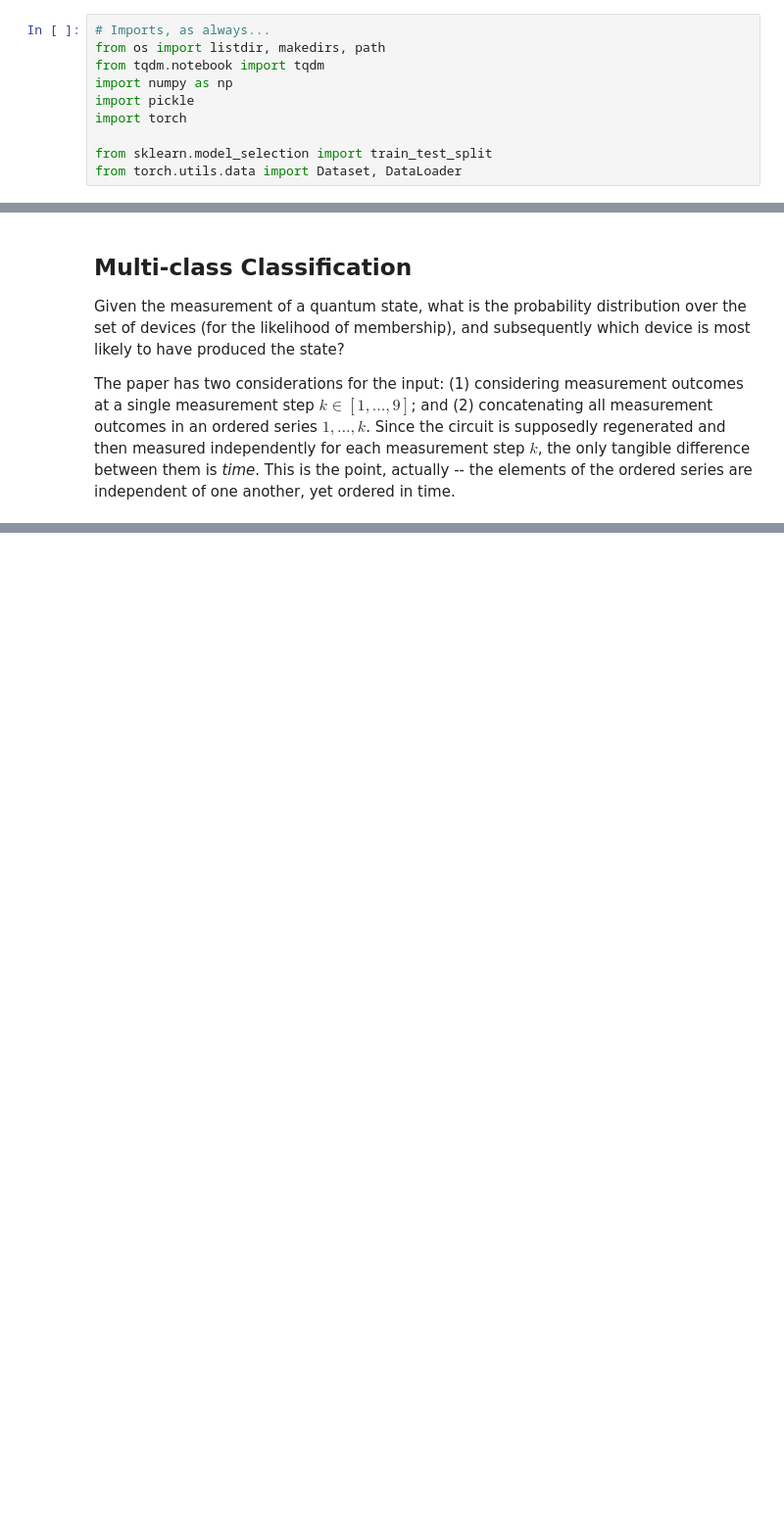
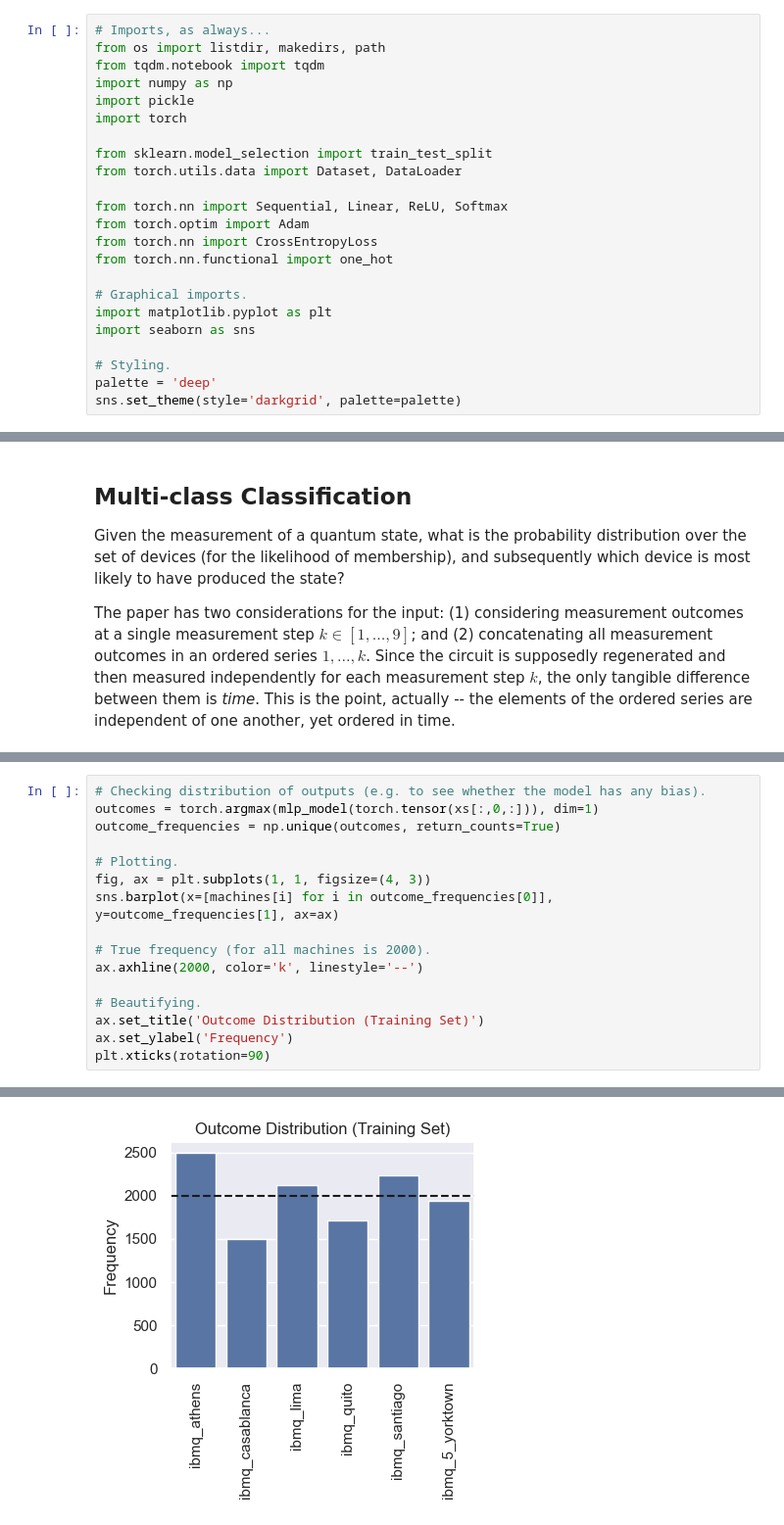
Before and after one commit to BenPrie/quantum-noise-ml, a Jupyter notebook: fingerprint-classifcation.ipynb, the cells around one changed output, grey strips where cells are left out. Shown at 98% size. Cells and saved outputs as stored; diff of their text form; blank space fills up the shorter version.

```diff
--- a/fingerprint-classifcation.ipynb
+++ b/fingerprint-classifcation.ipynb
@@ -8,6 +8,19 @@ import torch
 
 from sklearn.model_selection import train_test_split
 from torch.utils.data import Dataset, DataLoader
+
+from torch.nn import Sequential, Linear, ReLU, Softmax
+from torch.optim import Adam
+from torch.nn import CrossEntropyLoss
+from torch.nn.functional import one_hot
+
+# Graphical imports.
+import matplotlib.pyplot as plt
+import seaborn as sns
+
+# Styling.
+palette = 'deep'
+sns.set_theme(style='darkgrid', palette=palette)
 # %%
 # Random seeds.
 torch.manual_seed(42)
@@ -215,0 +376,17 @@ Finally, we may also find interesting resutls training a model to discriminate *
+# %%
+# Checking distribution of outputs (e.g. to see whether the model has any bias).
+outcomes = torch.argmax(mlp_model(torch.tensor(xs[:,0,:])), dim=1)
+outcome_frequencies = np.unique(outcomes, return_counts=True)
+
+# Plotting.
+fig, ax = plt.subplots(1, 1, figsize=(4, 3))
+sns.barplot(x=[machines[i] for i in outcome_frequencies[0]], y=outcome_frequencies[1], ax=ax)
+
+# True frequency (for all machines is 2000).
+ax.axhline(2000, color='k', linestyle='--')
+
+# Beautifying.
+ax.set_title('Outcome Distribution (Training Set)')
+ax.set_ylabel('Frequency')
+plt.xticks(rotation=90)
+# %% [output]
@@ -215,0 +400 @@ Finally, we may also find interesting resutls training a model to discriminate *
+[figure, added]
```
Also changed, not shown: parts of 9 cells of this notebook.
